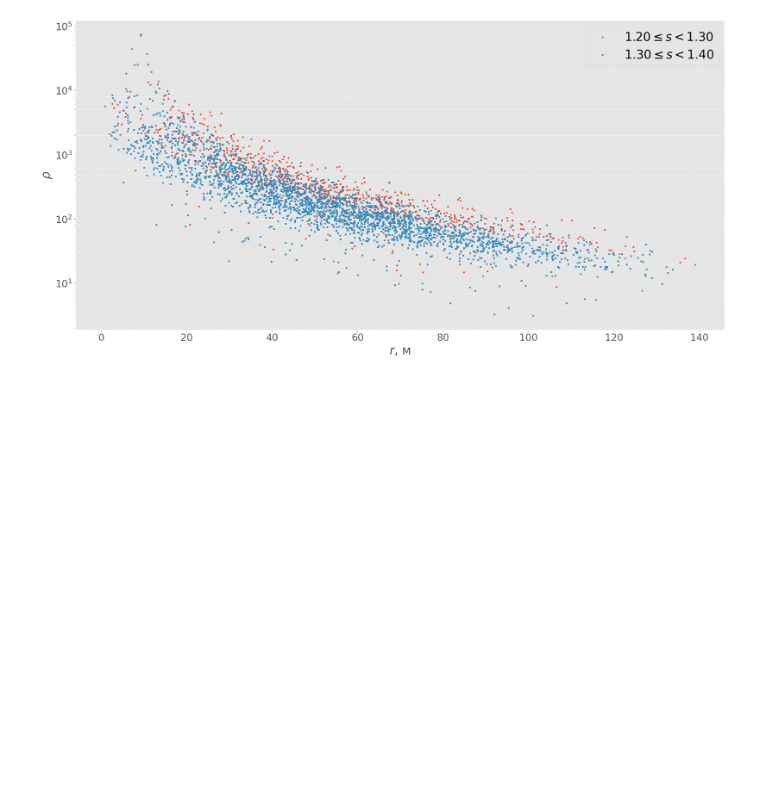
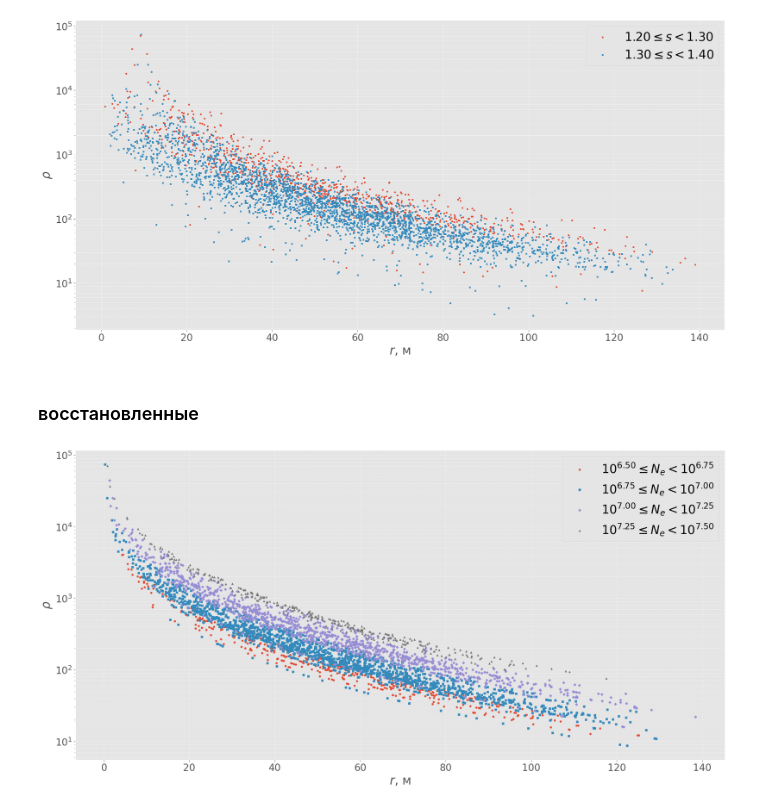
Before and after one commit to matalhim/sdf, a Jupyter notebook: corsika/main.ipynb, the cells around one changed output. Cells and saved outputs as stored; diff of their text form; code cells hidden in the pictures; blank space fills up the shorter version.

Commit message:
modified:   corsika/labaelt1.ipynb 	modified:   corsika/main.ipynb

```diff
--- a/corsika/main.ipynb
+++ b/corsika/main.ipynb
@@ -399,7 +399,6 @@ plt.show()
 # %%
 interval_log_Ne = 0.25
 intervals = np.arange(6.5, 8, interval_log_Ne)
-r = np.arange(0, 140, 0.1)
 
 plt.figure(figsize=(30, 15))
 
@@ -414,14 +413,9 @@ for i in range(len(intervals) - 1):
     r_interval = np.array(r_corsika_array)[mask]
     rho_interval = np.array(rho_corsika_array)[mask]
 
-    Ne_opt = np.array(Ne_opt_array)[mask]
-    s_opt = 1.2
-
     if len(r_interval) > 0:
         r_interval = np.concatenate(r_interval)
         rho_interval = np.concatenate(rho_interval)
-
-        rho_fit = rho_model(r, Ne_opt, s_opt)
 
         marker = markers[i % len(markers)]
         plt.scatter(r_interval, rho_interval, s=20, marker=marker,
@@ -479,3 +473,48 @@ plt.tight_layout()
 plt.show()
 # %% [output]
 [figure]
+# %% [markdown]
+### восстановленные
+# %%
+interval_log_Ne = 0.25
+intervals = np.arange(6.5, 8, interval_log_Ne)
+
+plt.figure(figsize=(20, 10))
+
+markers = ['o', 's', 'D', '^', 'v', '<', '>', 'p', '*', 'x', '+']
+for i in range(len(intervals) - 1):
+    lower_bound = intervals[i]
+    upper_bound = intervals[i + 1]
+
+    mask = (log_Ne_corsika_array >= lower_bound) & (
+        log_Ne_corsika_array < upper_bound)
+
+    r_opt = np.array(r_opt_array)[mask]
+    Ne_opt = np.array(Ne_opt_array)[mask]
+    s_opt = np.array(s_opt_array)[mask]
+
+    if len(r_opt) > 0:
+        rho_fit = np.array([rho_model(r_opt[i], Ne_opt[i], s_opt[i])
+                           for i in range(len(r_opt))])
+
+        r_opt = np.concatenate(r_opt)
+        rho_fit = np.concatenate(rho_fit)
+
+        marker = markers[i % len(markers)]
+        plt.scatter(r_opt, rho_fit, s=15, marker=marker,
+                    label=fr"$10^{{{lower_bound:.2f}}} \leq N_e < 10^{{{upper_bound:.2f}}}$")
+
+
+plt.tick_params(axis='both', which='major', labelsize=20)
+plt.xscale("linear")
+plt.yscale("log")
+plt.xlabel(r"$r$, м", fontsize=25)
+plt.ylabel(r"$\rho$", fontsize=25)
+plt.legend(prop={'size': 25})
+plt.grid(True, which="both", linestyle="--", linewidth=0.5)
+plt.tight_layout()
+
+# Показать график
+plt.show()
+# %% [output]
+[figure, added]
```
